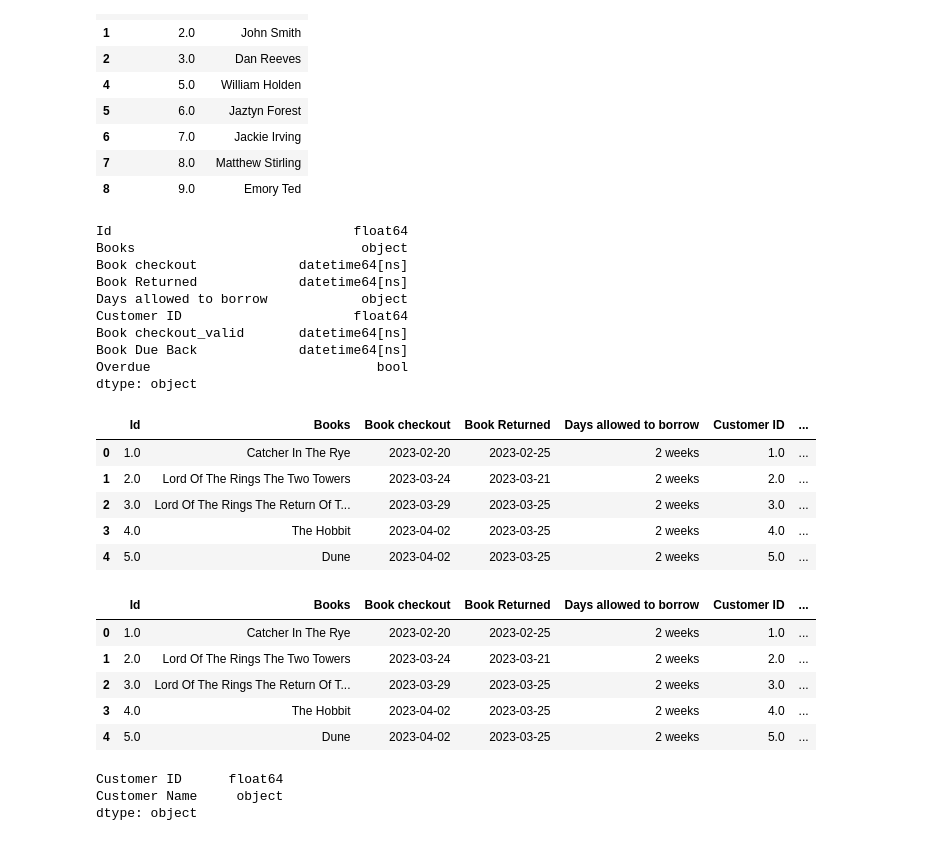
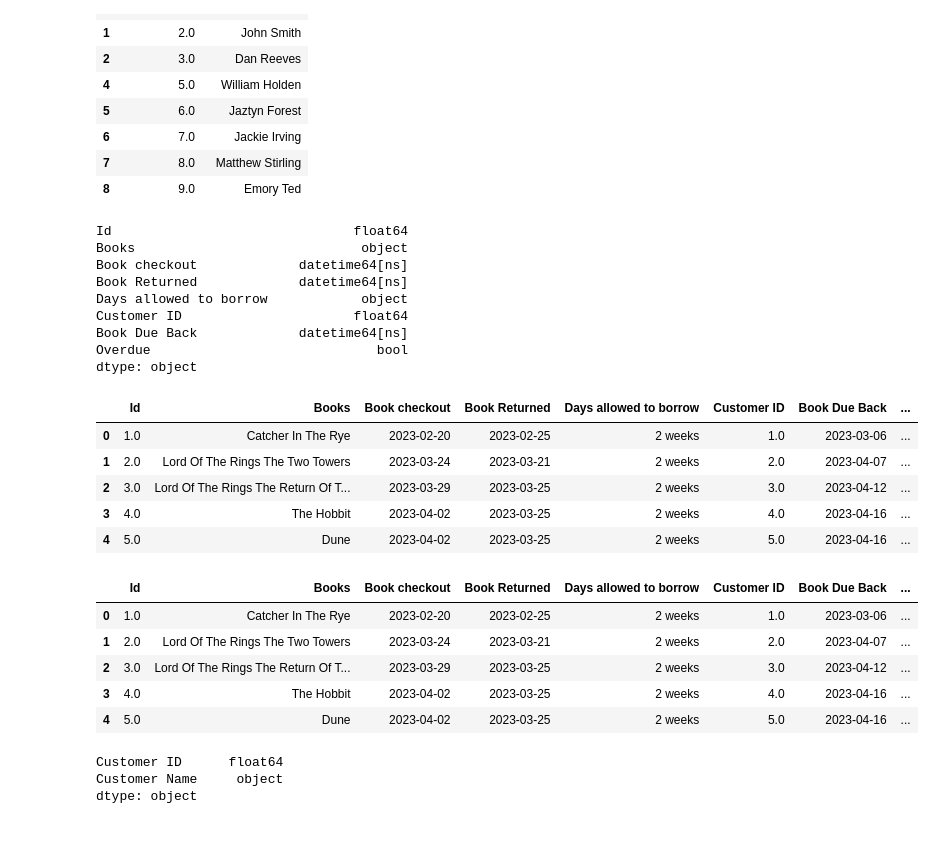
Before and after one commit to paulrot26/Module-5---Product-Development, a Jupyter notebook: Day 1/data_cleaner.ipynb, the cells around one changed output. Cells and saved outputs as stored; diff of their text form; code cells hidden in the pictures.

```diff
--- a/Day 1/data_cleaner.ipynb
+++ b/Day 1/data_cleaner.ipynb
@@ -135,2 +146,0 @@ df
-# %%
-df["Book checkout_valid"] = pd.to_datetime(df["Book checkout"], errors="coerce")
@@ -318,7 +303,6 @@ Book checkout             datetime64[ns]
 Book Returned             datetime64[ns]
 Days allowed to borrow            object
 Customer ID                      float64
-Book checkout_valid       datetime64[ns]
 Book Due Back             datetime64[ns]
 Overdue                             bool
 dtype: object
@@ -337,23 +321,23 @@ def enrich_dateDuration(colA, colB, df=data_enriched):
 
 enrich_dateDuration(df=data_enriched, colA='Book Returned', colB='Book checkout')
 # %% [output]
-|  | Id | Books | Book checkout | Book Returned | Days allowed to borrow | Customer ID | ... |
-| 0 | 1.0 | Catcher In The Rye | 2023-02-20 | 2023-02-25 | 2 weeks | 1.0 | ... |
-| 1 | 2.0 | Lord Of The Rings The Two Towers | 2023-03-24 | 2023-03-21 | 2 weeks | 2.0 | ... |
-| 2 | 3.0 | Lord Of The Rings The Return Of T... | 2023-03-29 | 2023-03-25 | 2 weeks | 3.0 | ... |
-| 3 | 4.0 | The Hobbit | 2023-04-02 | 2023-03-25 | 2 weeks | 4.0 | ... |
-| 4 | 5.0 | Dune | 2023-04-02 | 2023-03-25 | 2 weeks | 5.0 | ... |
+|  | Id | Books | Book checkout | Book Returned | Days allowed to borrow | Customer ID | Book Due Back | ... |
+| 0 | 1.0 | Catcher In The Rye | 2023-02-20 | 2023-02-25 | 2 weeks | 1.0 | 2023-03-06 | ... |
+| 1 | 2.0 | Lord Of The Rings The Two Towers | 2023-03-24 | 2023-03-21 | 2 weeks | 2.0 | 2023-04-07 | ... |
+| 2 | 3.0 | Lord Of The Rings The Return Of T... | 2023-03-29 | 2023-03-25 | 2 weeks | 3.0 | 2023-04-12 | ... |
+| 3 | 4.0 | The Hobbit | 2023-04-02 | 2023-03-25 | 2 weeks | 4.0 | 2023-04-16 | ... |
+| 4 | 5.0 | Dune | 2023-04-02 | 2023-03-25 | 2 weeks | 5.0 | 2023-04-16 | ... |
 # %%
 data_enriched = df.copy()
-data_enriched['loan_duration'] = (data_enriched['Book Returned'] - data_enriched['Book checkout']).dt.days
+data_enriched['Days Between'] = (data_enriched['Book Returned'] - data_enriched['Book checkout']).dt.days
 data_enriched.head()
 # %% [output]
-|  | Id | Books | Book checkout | Book Returned | Days allowed to borrow | Customer ID | ... |
-| 0 | 1.0 | Catcher In The Rye | 2023-02-20 | 2023-02-25 | 2 weeks | 1.0 | ... |
-| 1 | 2.0 | Lord Of The Rings The Two Towers | 2023-03-24 | 2023-03-21 | 2 weeks | 2.0 | ... |
-| 2 | 3.0 | Lord Of The Rings The Return Of T... | 2023-03-29 | 2023-03-25 | 2 weeks | 3.0 | ... |
-| 3 | 4.0 | The Hobbit | 2023-04-02 | 2023-03-25 | 2 weeks | 4.0 | ... |
-| 4 | 5.0 | Dune | 2023-04-02 | 2023-03-25 | 2 weeks | 5.0 | ... |
+|  | Id | Books | Book checkout | Book Returned | Days allowed to borrow | Customer ID | Book Due Back | ... |
+| 0 | 1.0 | Catcher In The Rye | 2023-02-20 | 2023-02-25 | 2 weeks | 1.0 | 2023-03-06 | ... |
+| 1 | 2.0 | Lord Of The Rings The Two Towers | 2023-03-24 | 2023-03-21 | 2 weeks | 2.0 | 2023-04-07 | ... |
+| 2 | 3.0 | Lord Of The Rings The Return Of T... | 2023-03-29 | 2023-03-25 | 2 weeks | 3.0 | 2023-04-12 | ... |
+| 3 | 4.0 | The Hobbit | 2023-04-02 | 2023-03-25 | 2 weeks | 4.0 | 2023-04-16 | ... |
+| 4 | 5.0 | Dune | 2023-04-02 | 2023-03-25 | 2 weeks | 5.0 | 2023-04-16 | ... |
 # %%
 # def myFunction(df):
  #   def days_between(checkout, returned):
```
Also changed, not shown: parts of 14 cells of this notebook, 6 other files.
